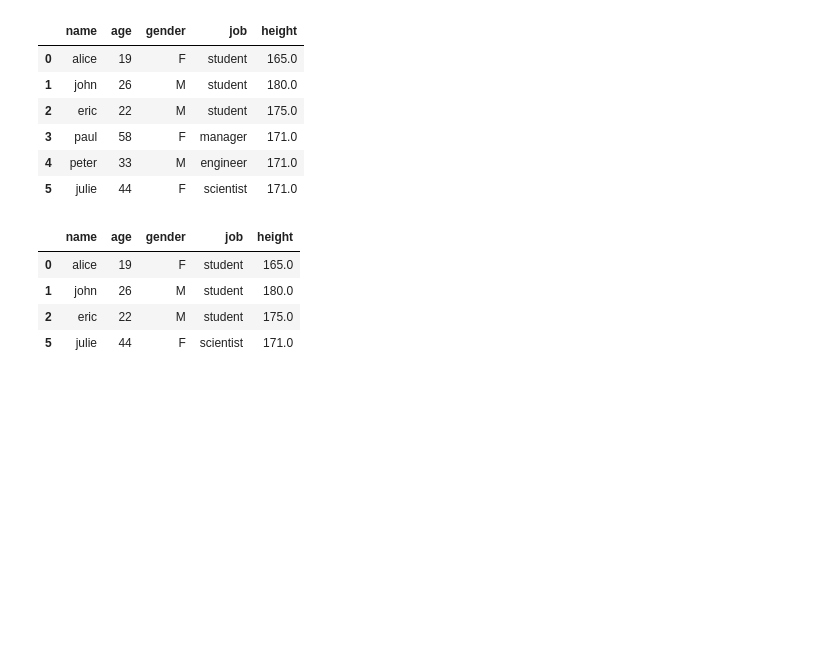
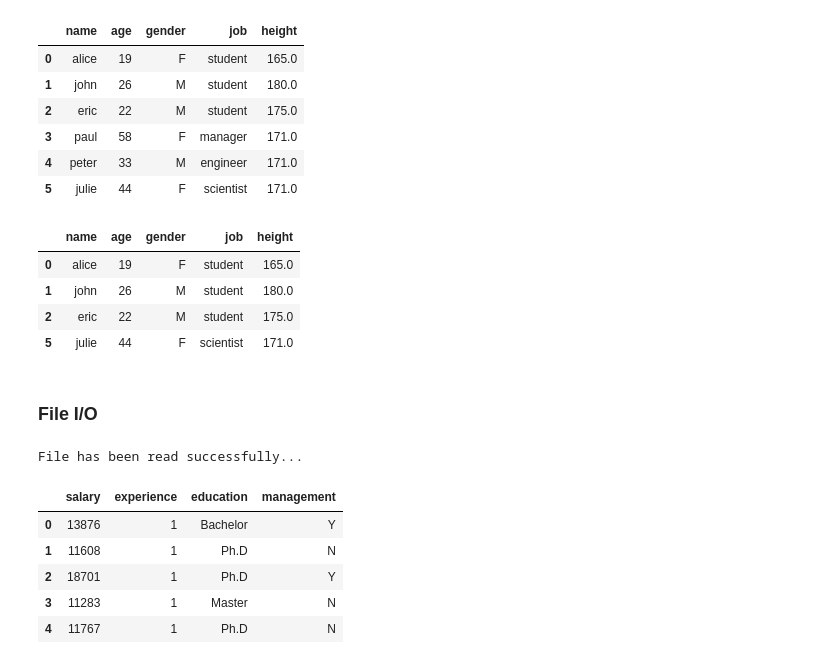
Before and after one commit to toarnabtrainer/AEC_ML_Batch-1, a Jupyter notebook: Pandas.ipynb, the cells around one changed output. Drawn from its saved outputs; the diff is of its cells as text; code cells hidden in the pictures; blank space fills up the shorter version.

```diff
--- a/Pandas.ipynb
+++ b/Pandas.ipynb
@@ -1239,3 +1239,25 @@ df
 | 1 | john | 26 | M | student | 180.0 |
 | 2 | eric | 22 | M | student | 175.0 |
 | 5 | julie | 44 | F | scientist | 171.0 |
+# %% [markdown]
+### File I/O
+# %%
+try:
+    df1 = pd.read_csv("salary_table.csv")   # relative path to the file
+    # df1 = pd.read_csv("C:\\Users\\Arnab\\AEC FSP Jan 2023\\Batch-1\\salary_table.csv")   # absolute path to the file
+    # df1 = pd.read_csv("C:\\Users\Arnab\AEC FSP Jan 2023\Batch-1\salary_table.csv")   # absolute path to the file
+    # df1 = pd.read_csv("C:/Users/Arnab/AEC FSP Jan 2023/Batch-1/salary_table.csv")   # absolute path to the file
+    # df1 = pd.read_csv("C://Users//Arnab//AEC FSP Jan 2023//Batch-1//salary_table.csv")   # absolute path to the file
+    # df1 = pd.read_csv("C://Users/Arnab\AEC FSP Jan 2023\\Batch-1//salary_table.csv")   # absolute path to the file
+    print ("File has been read successfully...")
+except:
+    print ("File I/O error !!!...")
+df1.head()
+# %% [output]
+File has been read successfully...
+|  | salary | experience | education | management |
+| 0 | 13876 | 1 | Bachelor | Y |
+| 1 | 11608 | 1 | Ph.D | N |
+| 2 | 18701 | 1 | Ph.D | Y |
+| 3 | 11283 | 1 | Master | N |
+| 4 | 11767 | 1 | Ph.D | N |
```
Also changed, not shown: parts of 3 cells of this notebook.
